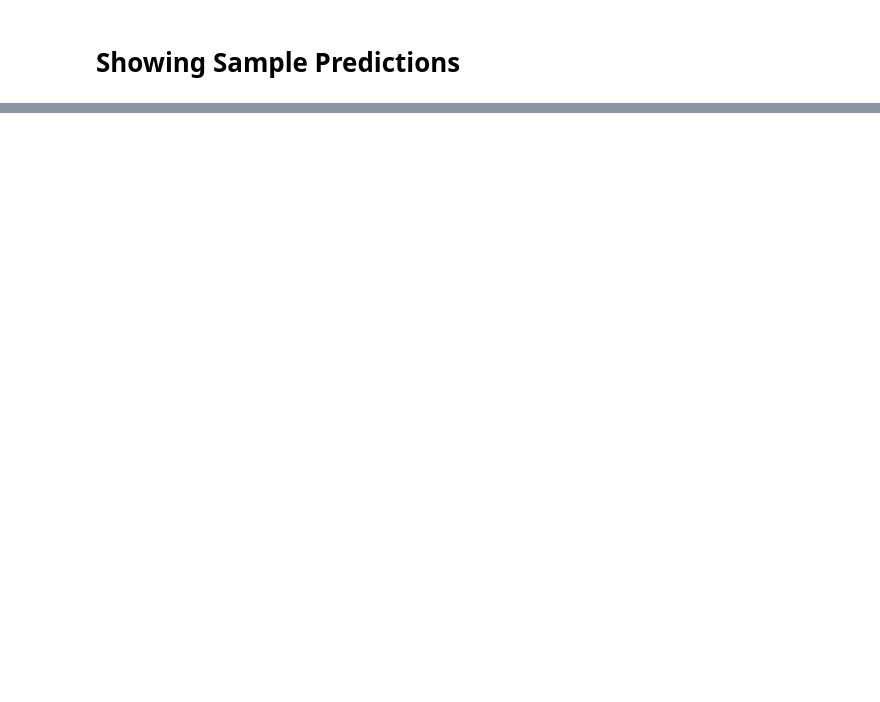
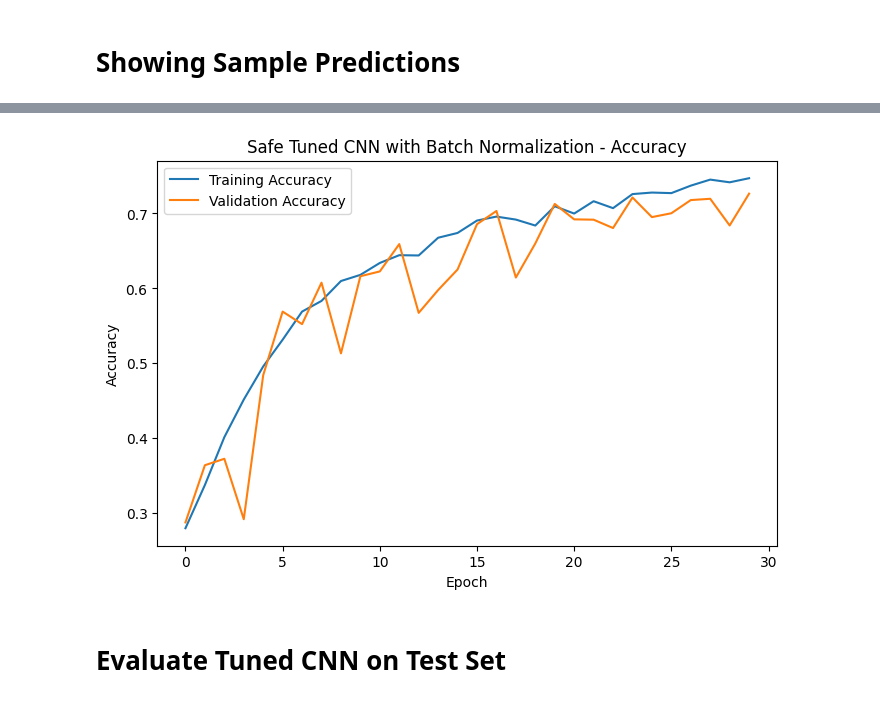
Before and after one commit to muhammadzohaib09001-dotcom/FACIAL_EMOTION_RECOGNATION_USING_CNN_TRANSFER_LEARNING, a Jupyter notebook: FacialEmotionRecognition_Project.ipynb, the cells around one changed output, grey strips where cells are left out. Saved outputs shown, nothing was run; the diff lists cells and outputs as text; code cells hidden in the pictures; blank space fills up the shorter version.

```diff
--- a/FacialEmotionRecognition_Project.ipynb
+++ b/FacialEmotionRecognition_Project.ipynb
@@ -412,0 +647,13 @@ model.save("/content/drive/MyDrive/simple_cnn_emotion_model.keras")
+# %%
+plt.figure(figsize=(8, 5))
+plt.plot(history_safe_tuned.history["accuracy"], label="Training Accuracy")
+plt.plot(history_safe_tuned.history["val_accuracy"], label="Validation Accuracy")
+plt.xlabel("Epoch")
+plt.ylabel("Accuracy")
+plt.title("Safe Tuned CNN with Batch Normalization - Accuracy")
+plt.legend()
+plt.show()
+# %% [output]
+[figure, added]
+# %% [markdown]
+# Evaluate Tuned CNN on Test Set
```
Also changed, not shown: parts of 45 cells of this notebook.
